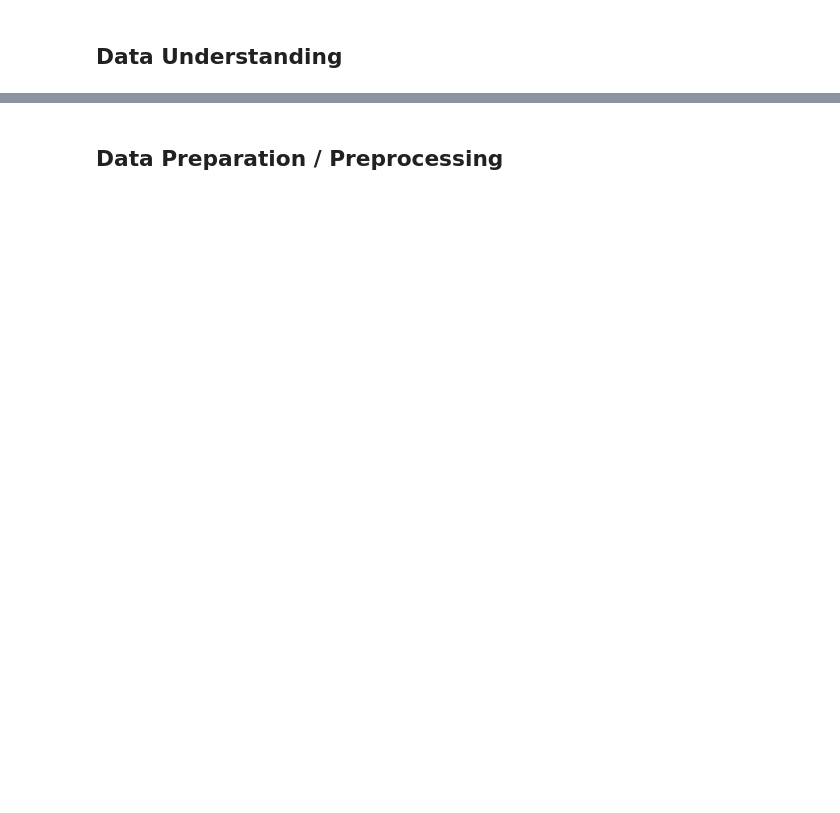
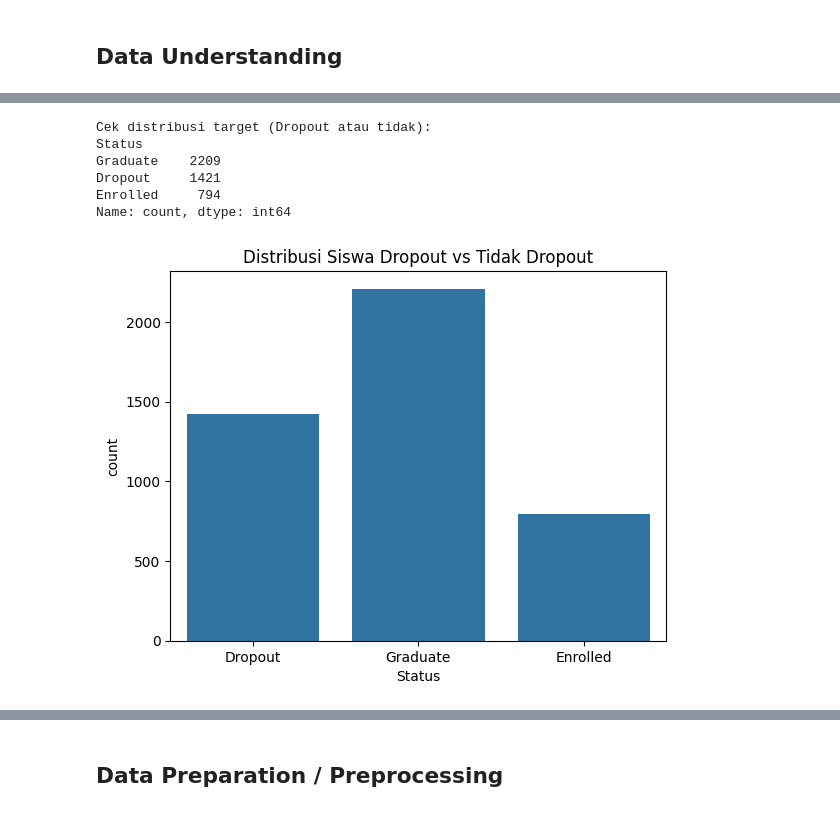
Before and after one commit to naufallevi/sentiment, a Jupyter notebook: notebook.ipynb, the cells around one changed output, grey strips where cells are left out. Cells and saved outputs as stored; diff of their text form; code cells hidden in the pictures; blank space fills up the shorter version.

```diff
--- a/notebook.ipynb
+++ b/notebook.ipynb
@@ -12,0 +44,2 @@
+# %%
+data = pd.read_csv('data.csv', sep=';')
@@ -14,0 +147,16 @@
+# %%
+print("\nCek distribusi target (Dropout atau tidak):")
+print(data['Status'].value_counts())
+# %% [output]
+Cek distribusi target (Dropout atau tidak):
+Status
+Graduate    2209
+Dropout     1421
+Enrolled     794
+Name: count, dtype: int64
+# %%
+sns.countplot(x='Status', data=data)
+plt.title('Distribusi Siswa Dropout vs Tidak Dropout')
+plt.show()
+# %% [output]
+[figure, added]
```
Also changed, not shown: parts of 31 cells of this notebook.
